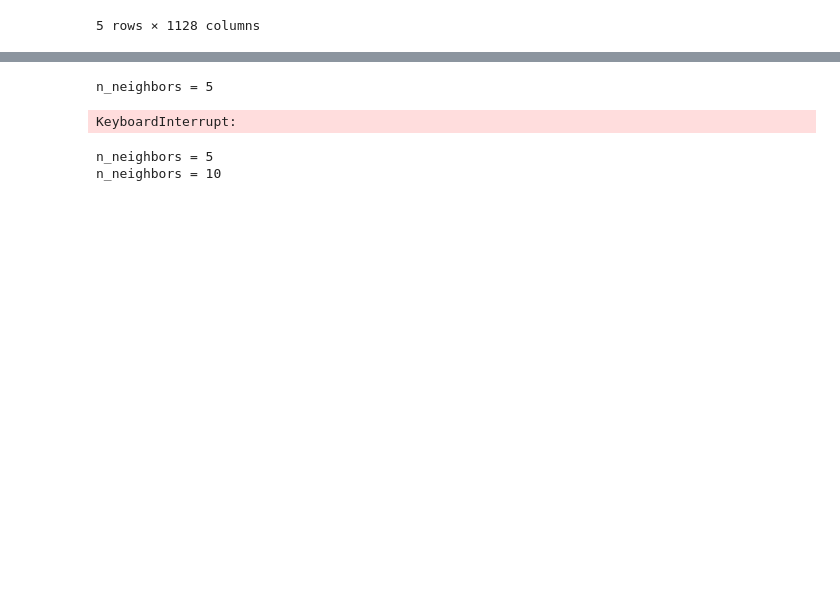
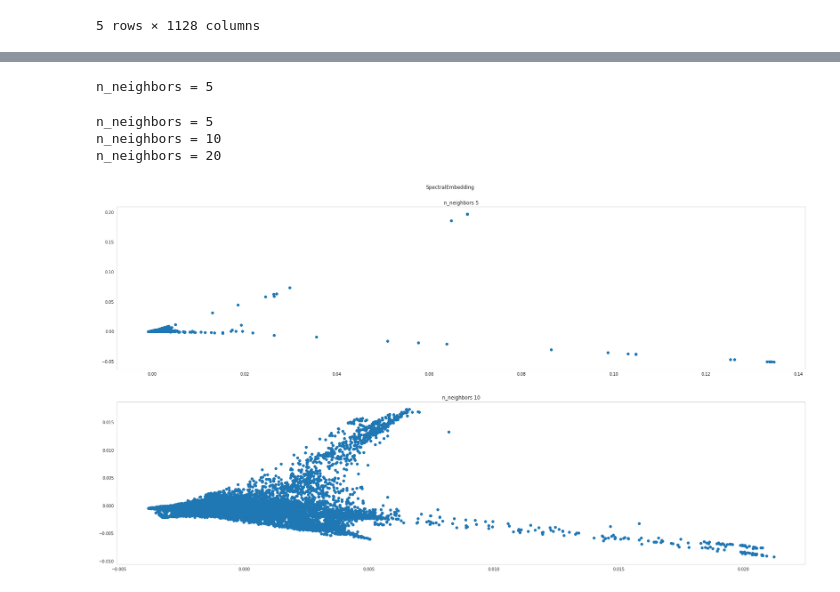
Before and after one commit to LevinRoman/escaping_echo_chambers, a Jupyter notebook: notebooks/1-Low-D-viz.ipynb, the cells around one changed output, grey strips where cells are left out. Cells and saved outputs as stored; diff of their text form; code cells hidden in the pictures; blank space fills up the shorter version.

```diff
--- a/notebooks/1-Low-D-viz.ipynb
+++ b/notebooks/1-Low-D-viz.ipynb
@@ -182,25 +182,26 @@ KeyboardInterrupt:
 from sklearn.manifold import Isomap
 
 method = Isomap
-hyperparams = {'n_neighbors': [5, 10, 20, 30, 40, 50, 100, 200]}
+hyperparams = {'n_neighbors': [5, 10, 20, 30]}#, 30, 40, 50, 100, 200]}
 
-visualize_embedding(method, wide_genome_scores, hyperparams, None, **{'n_neighbors': 50,
+visualize_embedding(method, reduced_genome, hyperparams, None, **{'n_neighbors': 50,
  'n_components': 2,
  'max_iter': 1000,
  'n_jobs': -1})
 # %% [output]
 n_neighbors = 5
-KeyboardInterrupt:
 # %%
 from sklearn.manifold import SpectralEmbedding
 
 
 method = SpectralEmbedding
-hyperparams = {'n_neighbors': [5, 10, 20, 30, 40, 50, 100, 200]}
+hyperparams = {'n_neighbors': [5, 10, 20]}#, 30, 40, 50, 100, 200]}
 
 visualize_embedding(method, wide_genome_scores, hyperparams, None, **{'n_neighbors': 50,
  'n_components': 2,
  'n_jobs': -1})
 # %% [output]
 n_neighbors = 5
 n_neighbors = 10
+n_neighbors = 20
+[figure, added]
```
Also changed, not shown: parts of 7 cells of this notebook, 1 other file.
